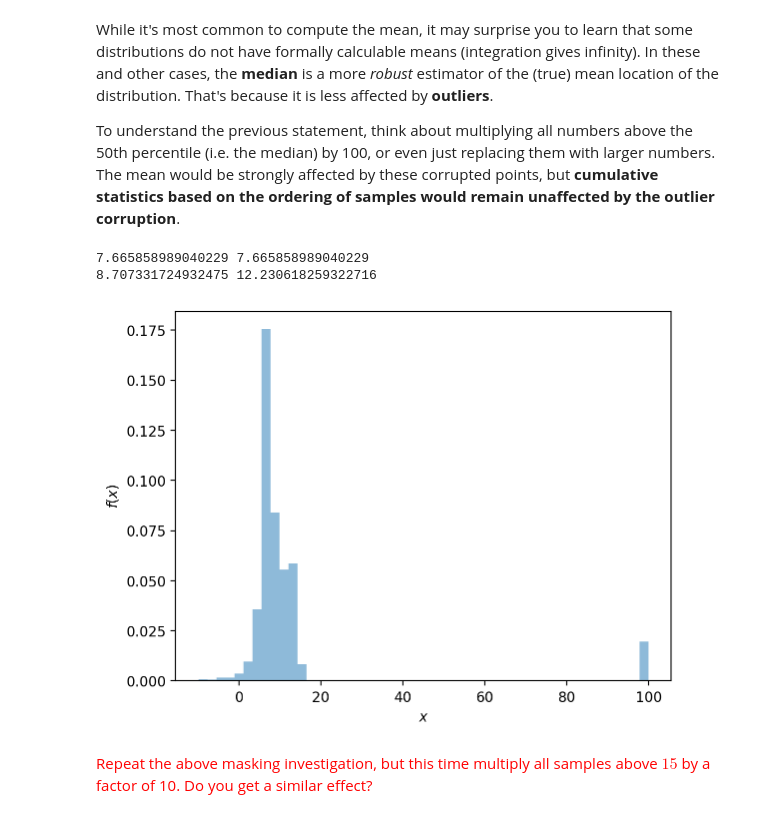
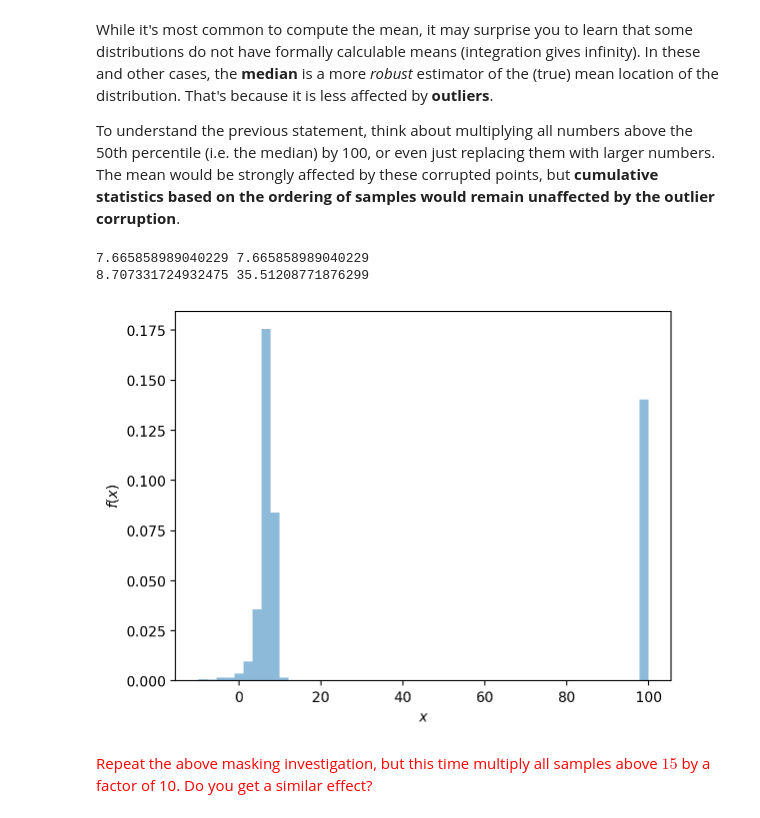
Before and after one commit to meg-krieg/scicomp2_F25, a Jupyter notebook: notebooks/stats/Lecture_3_descr_stats_pdfs.ipynb, the cells around one changed output. Saved outputs shown, nothing was run; the diff lists cells and outputs as text; code cells hidden in the pictures.

```diff
--- a/notebooks/stats/Lecture_3_descr_stats_pdfs.ipynb
+++ b/notebooks/stats/Lecture_3_descr_stats_pdfs.ipynb
@@ -85,26 +85,26 @@ To understand the previous statement, think about multiplying all numbers above
 # %%
 # Execute this cell.  Think about and discuss what it is doing.
 median = np.median(data)
 
-mask = data > 15
+mask = data > 10
 data2 = data.copy()
 data2[mask] = 100
 
 newmedian = np.median(data2)
 newmean = np.mean(data2)
 
 print(median, newmedian)
 print(mean, newmean)
 
 # Execute this cell
 # make a histogram to get an idea of what the distribution looks like
 plt.hist(data2, bins=50, density=True, alpha=0.5);
 plt.xlabel('$x$');
 plt.ylabel('$f(x)$');
 # %% [output]
 7.665858989040229 7.665858989040229
-8.707331724932475 12.230618259322716
+8.707331724932475 35.51208771876299
-[figure, old version]
+[figure, new version]
 # %% [markdown]
 <font color='red'>Repeat the above masking investigation, but this time multiply all samples above $15$ by a factor of 10. Do you get a similar effect?</font>
 # %%
```
Also changed, not shown: parts of 11 cells of this notebook, 4 other files.
